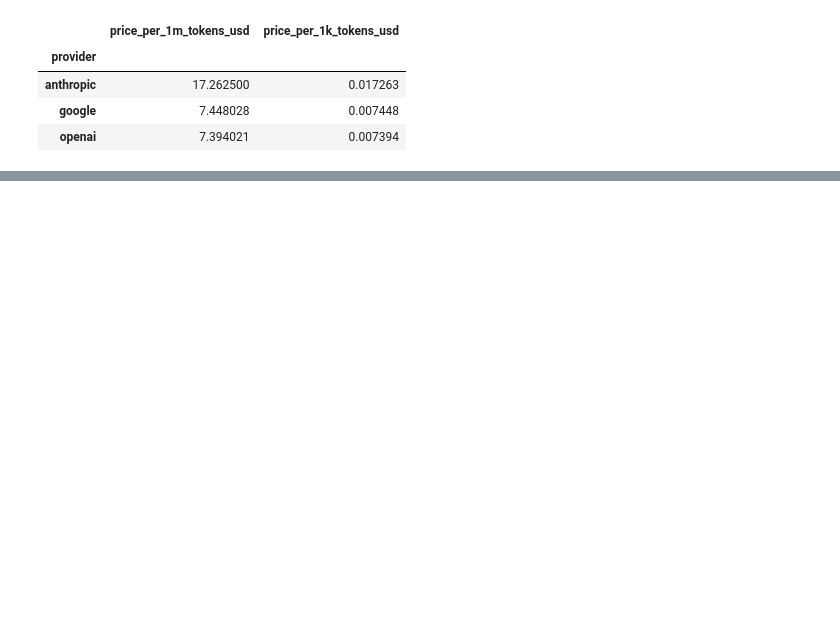
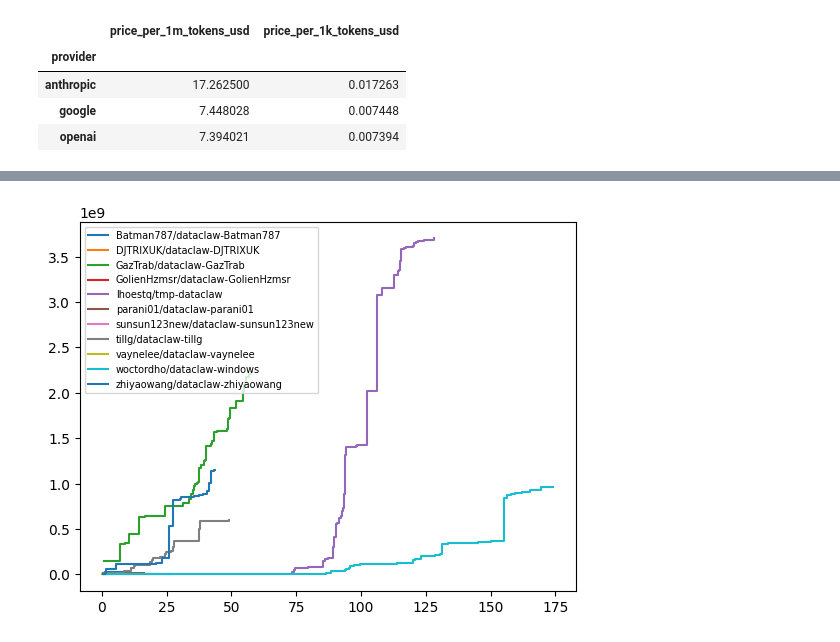
Before and after one commit to Climate-Offsets-for-AI-Responsibility/cofair-colonial, a Jupyter notebook: neon_testing.ipynb, the cells around one changed output, grey strips where cells are left out. Saved outputs shown, nothing was run; the diff lists cells and outputs as text; code cells hidden in the pictures; blank space fills up the shorter version.

```diff
--- a/neon_testing.ipynb
+++ b/neon_testing.ipynb
@@ -63,0 +115,9 @@ usage
+# %%
+fig, ax = plt.subplots()
+for user, user_df in usage.groupby('dataset_id'):
+    if user not in ["0010Grent/dataclaw-peteromallet"]:
+        ax.step(user_df['day_of_cycle'], user_df['cumulative_tokens'], where='post', label=user)
+ax.legend(fontsize=7)
+plt.show()
+# %% [output]
+[figure, added]
```
Also changed, not shown: parts of 16 cells of this notebook, 3 other files.
